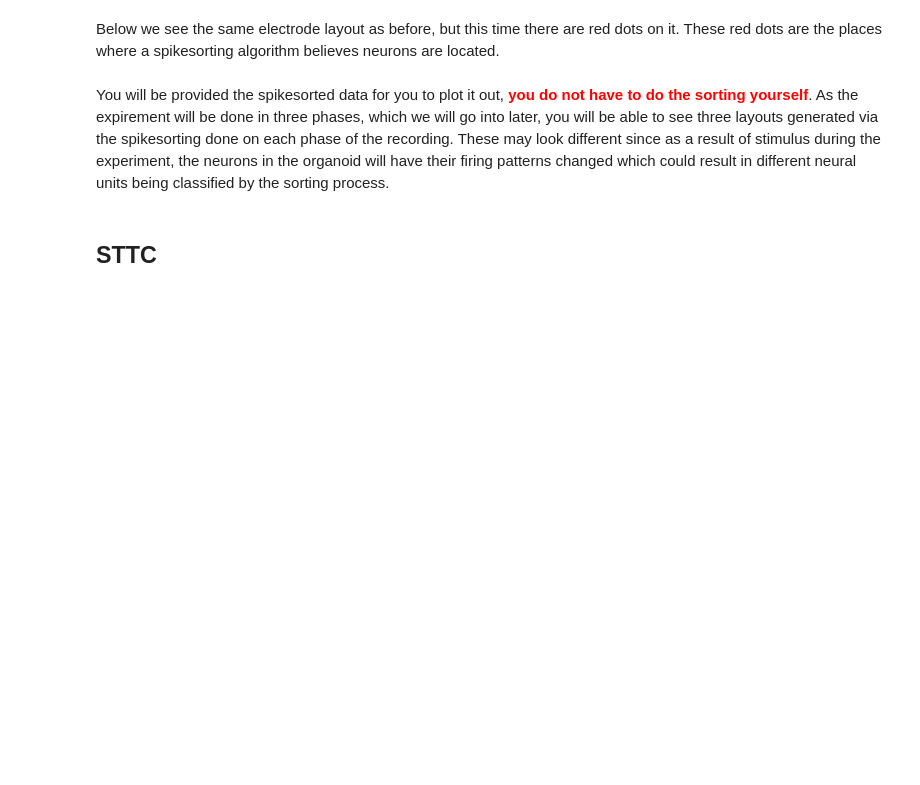
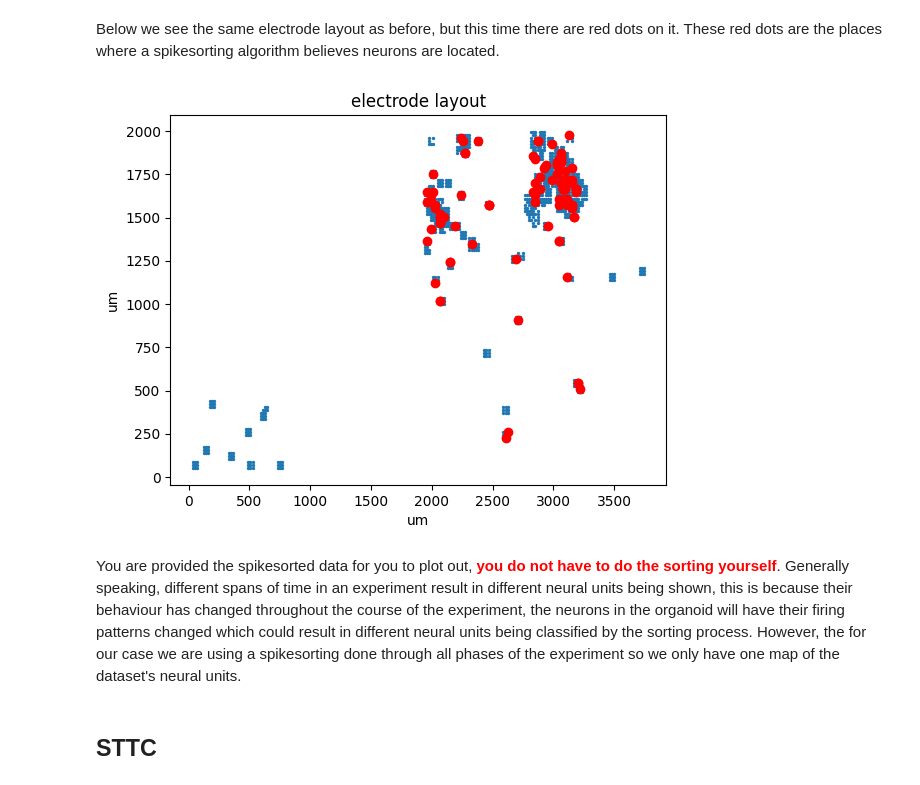
Before and after one commit to Braingeneers-Education/WetAI-Final-Project-Spring-2025, a Jupyter notebook: cartpole_analysis.ipynb, the cells around one changed output. Drawn from its saved outputs; the diff is of its cells as text; code cells hidden in the pictures; blank space fills up the shorter version.

```diff
--- a/cartpole_analysis.ipynb
+++ b/cartpole_analysis.ipynb
@@ -69,9 +96,11 @@ In a previous homework you were provided a Spike Raster, a matrix which tells yo
 # %% [markdown]
 Below we see the same electrode layout as before, but this time there are red dots on it. These red dots are the places where a spikesorting algorithm believes neurons are located.
 # %%
-neuronLayout(connectoid)
+neuronLayout(sd_main)
+# %% [output]
+[figure, added]
 # %% [markdown]
-You will be provided the spikesorted data for you to plot it out, <font color="red"><b>you do not have to do the sorting yourself</b></font>. As the expirement will be done in three phases, which we will go into later, you will be able to see three layouts generated via the spikesorting done on each phase of the recording. These may look different since as a result of stimulus during the experiment, the neurons in the organoid will have their firing patterns changed which could result in different neural units being classified by the sorting process.
+You are provided the spikesorted data for you to plot out, <font color="red"><b>you do not have to do the sorting yourself</b></font>. Generally speaking, different spans of time in an experiment result in different neural units being shown, this is because their behaviour has changed throughout the course of the experiment, the neurons in the organoid will have their firing patterns changed which could result in different neural units being classified by the sorting process. However, the for our case we are using a spikesorting done through all phases of the experiment so we only have one map of the dataset's neural units.
 # %% [markdown]
 ## STTC
 # %% [markdown]
```
Also changed, not shown: parts of 9 cells of this notebook, 1 other file.
